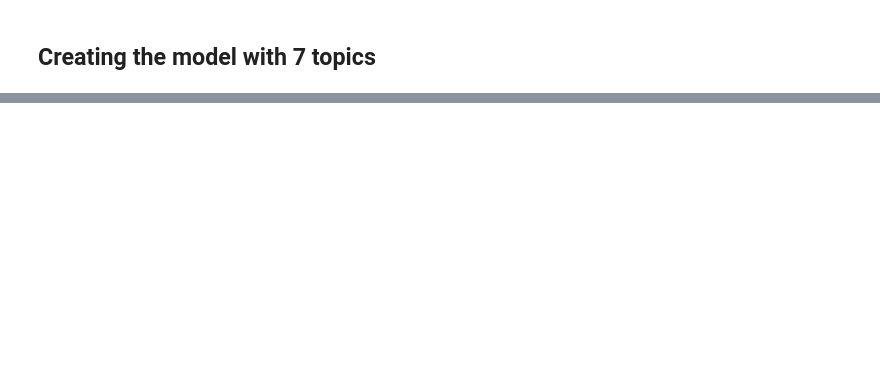
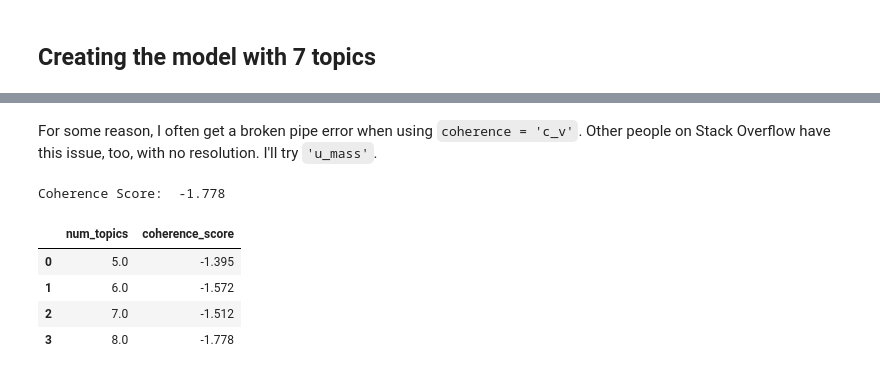
Before and after one commit to halpert3/complaint-content-classification-nlp, a Jupyter notebook: notebooks/9-5-LDA.ipynb, the cells around one changed output, grey strips where cells are left out. Saved outputs shown, nothing was run; the diff lists cells and outputs as text; code cells hidden in the pictures; blank space fills up the shorter version.

```diff
--- a/notebooks/9-5-LDA.ipynb
+++ b/notebooks/9-5-LDA.ipynb
@@ -245,4 +250,3 @@ pyLDAvis.save_html(vis, 'exported_images/topics_seven.html')
 # %%
-coherence_model_lda_seventopics = CoherenceModel(model=lda_model, texts=data_words, dictionary=id2word, coherence='c_v')
-coherence_lda = coherence_model_lda_seventopics.get_coherence()
+coherence_lda = c_m_lda_seven.get_coherence()
 print('\nCoherence Score: ', round(coherence_lda, 3))
@@ -252,0 +266,8 @@ scoring_df
+# %%
+lda_model = gensim.models.ldamodel.LdaModel(corpus=corpus,
+                                            id2word=id2word,
+                                            num_topics=8,
+                                            random_state=100,
+                                            update_every=1,
+                                            passes=5,
+                                            alpha="auto")
@@ -252,0 +282,22 @@ scoring_df
+# %% [markdown]
+For some reason, I often get a broken pipe error when using `coherence = 'c_v'`. Other people on Stack Overflow have this issue, too, with no resolution. I'll try `'u_mass'`.
+# %%
+# c_m_lda_seven = CoherenceModel(model=lda_model, texts=data_words, dictionary=id2word, coherence='c_v')
+
+
+c_m_lda_8 = CoherenceModel(model=lda_model, texts=data_words, coherence='u_mass')
+# %%
+coherence_lda = c_m_lda_8.get_coherence()
+print('\nCoherence Score: ', round(coherence_lda, 3))
+# %% [output]
+Coherence Score:  -1.778
+# %%
+# Add new row to scoring_df
+scoring_df.loc[len(scoring_df.index)] = [8, round(coherence_lda, 3)]
+scoring_df
+# %% [output]
+|  | num_topics | coherence_score |
+| 0 | 5.0 | -1.395 |
+| 1 | 6.0 | -1.572 |
+| 2 | 7.0 | -1.512 |
+| 3 | 8.0 | -1.778 |
```
Also changed, not shown: parts of 20 cells of this notebook, 5 other files.
